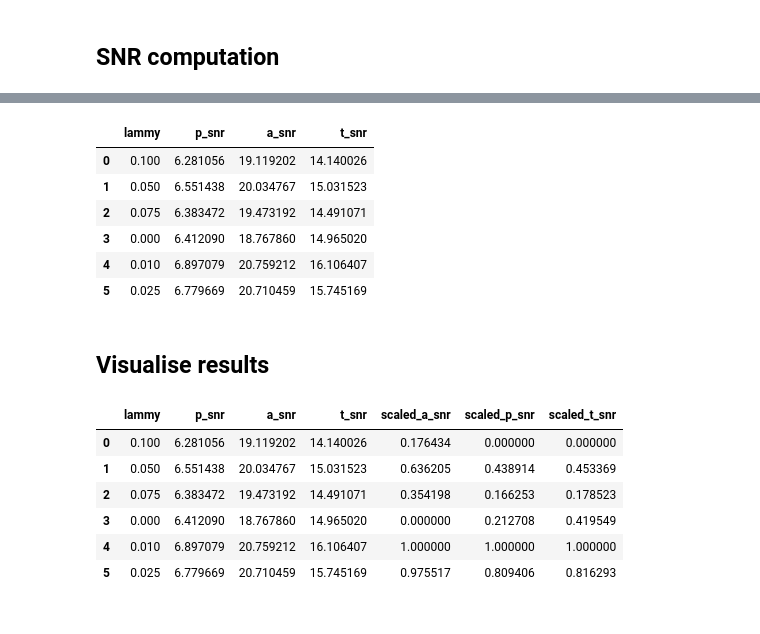
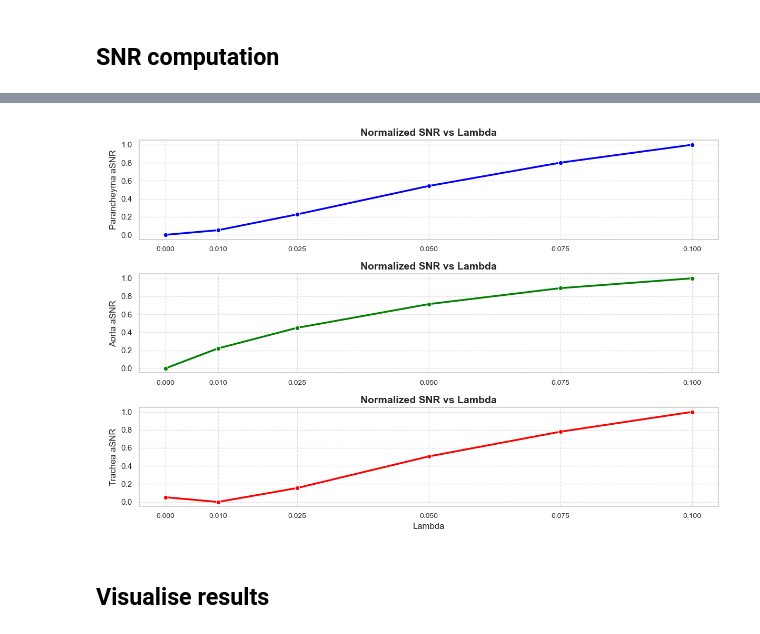
Before and after one commit to akshdeepsandhu/MRI, a Jupyter notebook: src/imoco_metrics/roi_snr.ipynb, the cells around one changed output, grey strips where cells are left out. Cells and saved outputs as stored; diff of their text form; code cells hidden in the pictures.

```diff
--- a/src/imoco_metrics/roi_snr.ipynb
+++ b/src/imoco_metrics/roi_snr.ipynb
@@ -99,16 +84,51 @@ snr_data_114a
+# %%
+scaler = MinMaxScaler()
+snr_data_114a[['scaled_p_snr', 'scaled_a_snr', 'scaled_t_snr']] = scaler.fit_transform(snr_data_114a[['p_snr', 'a_snr', 't_snr']])
+
+sns.set_theme(style="whitegrid")
+plt.figure(figsize=(12, 8))
+
+plt.subplot(3, 1, 1)
+sns.lineplot(x='lammy', y='scaled_p_snr', data=snr_data_114a, marker='o', color="blue", lw=2.5)
+plt.title('Normalized SNR vs Lambda', fontsize=14, fontweight='bold')
+plt.xlabel('')
+plt.ylabel('Parancheyma aSNR', fontsize=12)
+plt.xticks(ticks=snr_data_114a['lammy'], labels=[f'{lammy:.3f}' for lammy in snr_data_114a['lammy']], fontsize=10)
+plt.grid(True, linestyle='--', alpha=0.6)
+
+plt.subplot(3, 1, 2)
+sns.lineplot(x='lammy', y='scaled_a_snr', data=snr_data_114a, marker='o', color="green", lw=2.5)
+plt.title('Normalized SNR vs Lambda', fontsize=14, fontweight='bold')
+plt.xlabel('')
+plt.ylabel('Aorta aSNR', fontsize=12)
+plt.xticks(ticks=snr_data_114a['lammy'], labels=[f'{lammy:.3f}' for lammy in snr_data_114a['lammy']], fontsize=10)
+plt.grid(True, linestyle='--', alpha=0.6)
+
+plt.subplot(3, 1, 3)
+sns.lineplot(x='lammy', y='scaled_t_snr', data=snr_data_114a, marker='o', color="red", lw=2.5)
+plt.title('Normalized SNR vs Lambda', fontsize=14, fontweight='bold')
+plt.xlabel('Lambda', fontsize=12)
+plt.ylabel('Trachea aSNR', fontsize=12)
+plt.xticks(ticks=snr_data_114a['lammy'], labels=[f'{lammy:.3f}' for lammy in snr_data_114a['lammy']], fontsize=10)
+plt.grid(True, linestyle='--', alpha=0.6)
+
+plt.tight_layout()
+plt.show()
+# %% [output]
+[figure, added]
 # %%
 slice_path = '../../data/imrh_128b/slices'
 files = os.listdir(slice_path)
-imrh_128_mask = np.load('masks/imrh_128b/imrh_128b.npy')
+imrh_128_mask = np.load('masks/imrh_128b/slice_125.npy')
 snr_data_128b = []
 
 for file in files:
-    if file.endswith("slice120.png"):
+    if file.endswith("slice125.png"):
         img_path = os.path.join(slice_path,file)
-        rgb_img = get_rgb_img(img_path)
+        rgb_img = get_grayscale_img(img_path)
         lammy_value = float(file.split('_')[0].replace('lammy', ''))
 
-        p_snr, a_snr, t_snr = asnr_128(rgb_img,imrh_128_mask)
+        p_snr, a_snr, t_snr = aSNR(rgb_img,imrh_128_mask)
         snr_data_128b.append({'lammy': lammy_value,
                              'p_snr': p_snr,
                              'a_snr': a_snr,
@@ -116,25 +136,6 @@ for file in files:
 
 
 snr_data_128b = pd.DataFrame(snr_data_128b)
-snr_data_128b
-# %% [output]
-|  | lammy | p_snr | a_snr | t_snr |
-| 0 | 0.100 | 6.281056 | 19.119202 | 14.140026 |
-| 1 | 0.050 | 6.551438 | 20.034767 | 15.031523 |
-| 2 | 0.075 | 6.383472 | 19.473192 | 14.491071 |
-| 3 | 0.000 | 6.412090 | 18.767860 | 14.965020 |
-| 4 | 0.010 | 6.897079 | 20.759212 | 16.106407 |
-| 5 | 0.025 | 6.779669 | 20.710459 | 15.745169 |
 # %% [markdown]
 ## Visualise results
-# %%
-snr_data_128b
-# %% [output]
-|  | lammy | p_snr | a_snr | t_snr | scaled_a_snr | scaled_p_snr | scaled_t_snr |
-| 0 | 0.100 | 6.281056 | 19.119202 | 14.140026 | 0.176434 | 0.000000 | 0.000000 |
-| 1 | 0.050 | 6.551438 | 20.034767 | 15.031523 | 0.636205 | 0.438914 | 0.453369 |
-| 2 | 0.075 | 6.383472 | 19.473192 | 14.491071 | 0.354198 | 0.166253 | 0.178523 |
-| 3 | 0.000 | 6.412090 | 18.767860 | 14.965020 | 0.000000 | 0.212708 | 0.419549 |
-| 4 | 0.010 | 6.897079 | 20.759212 | 16.106407 | 1.000000 | 1.000000 | 1.000000 |
-| 5 | 0.025 | 6.779669 | 20.710459 | 15.745169 | 0.975517 | 0.809406 | 0.816293 |
 # %%
```
Also changed, not shown: parts of 7 cells of this notebook, 16 other files.
